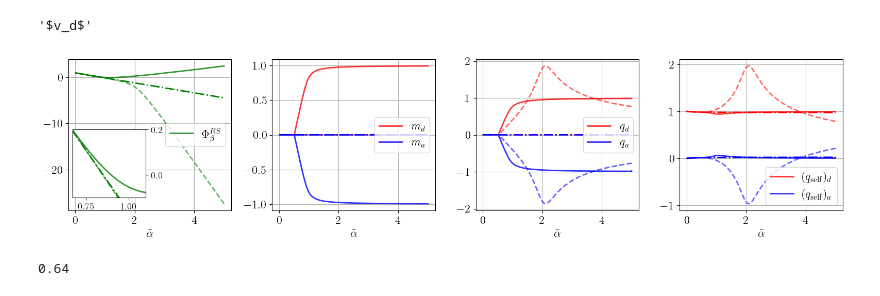
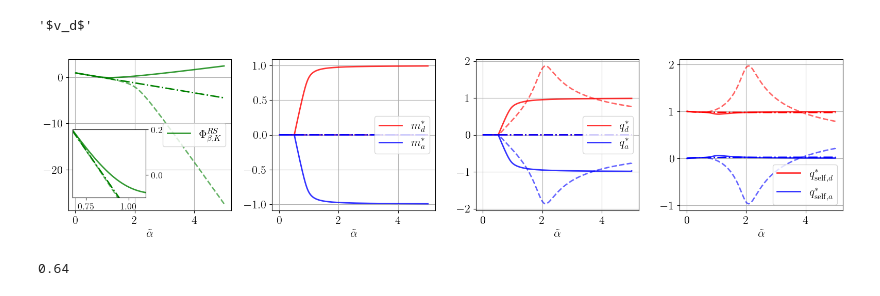
Before and after one commit to Gibbssins/Narrow-one-hidden-layer-networks, a Jupyter notebook: main_plot_figure.ipynb, the cells around one changed output. Drawn from its saved outputs; the diff is of its cells as text; code cells hidden in the pictures.

```diff
--- a/main_plot_figure.ipynb
+++ b/main_plot_figure.ipynb
@@ -93,7 +93,7 @@ observable_list = ["test_error", "Diagonal T-S", "OffDiagonal T-S"]
 
 # Critical alpha thresholds for phase transitions
 alpha_t_list = {'relu': 1.18, 'erf': 12.23}
-vertical_line = {"erf": [4.6e-3, 1e-2]}
+vertical_line = {"erf": [1.0e-2, 2e-2]}
 
 # Plot parameters
 xvar = 'alpha'
@@ -446,7 +446,9 @@ yline = np.linspace(y_min, y_max, 900)  # Define y-axis range
 
 colors = np.where(yline < 0.2, vertical_line_color, np.where(yline < 0.4, error_color, vertical_line_color))
 
-vertical_line = {"erf":[1e-3+1.19e-4, 1e-2], "relu":[1e-2, 1e-1-0.02]}
+#vertical_line = {"erf":[1e-3+1.19e-4, 1e-2], "relu":[1e-2, 1e-1-0.02]}
+vertical_line = {"relu":[1e-2+0.008, 1e-1+0.05], "erf":[2e-3+0.0006, 1e-2+0.01]}
+
 text_fontsize=16
 mpl.rcParams.update({
     "text.usetex": True,          # Use LaTeX for text rendering
@@ -510,10 +512,10 @@ for i, key in enumerate(activ_function):
     # Add new tick(s)
     if key=="relu":
         current_ticks=np.array([0, 2, 3, 4, 5]) #np.array([0, 2, 4, 6, 10, 14, 16, 18, 20])
-        alpha_t_p=alpha_t+0.05
-        alpha_first_t_p=alpha_first_t[key]-0.05
+        alpha_t_p=alpha_t+0.1
+        alpha_first_t_p=alpha_first_t[key]-0.1
         new_tick = [alpha_first_t_p, alpha_t_p]
-    new_label = [r'$\tilde{\alpha}_s$', r'$\tilde{\alpha}_t$']
+    new_label = [r'$\tilde{\alpha}_s$', r'$\tilde{\alpha}_{\rm spec}$']
 
 
     # Merge ticks
@@ -608,15 +610,9 @@ for i, key in enumerate(activ_function):
                                  capsize=5, linewidth=linewidth_planted, markeredgecolor=error_color, ecolor=ecolor)
 
     if GD_exist:
-            error_GD = ax1.plot(
-                                error_GD['alpha'],
-                                 error_GD['val'],
-                                markers[GD_indice],
-                                color=GD_color,
-                                markersize=m_size,
-                                alpha=alpha_list[GD_indice],
-                                linewidth=linewidth_random,
-                                markeredgecolor=GD_color
+            error_GD = ax1.errorbar(error_GD['alpha'],
+                                 error_GD['val'], error_GD['std'], fmt=markers[GD_indice], color=GD_color, markersize=m_size, alpha=alpha_list[GD_indice], capsize=5
+                                    ,linewidth=linewidth_random, markeredgecolor=GD_color,ecolor=GD_color
                             )
 
     error_random = ax1.errorbar(error_random['alpha'], error_random['val'], error_random['std'], fmt=markers[random_indice], color=color_num, markersize=m_size, alpha=alpha_list[random_indice],
@@ -682,7 +678,7 @@ for i, key in enumerate(activ_function):
         random_diag_overlap = ax2.errorbar(TSDiag_random['alpha'], TSDiag_random['val'], TSDiag_random['std'], fmt=markers[random_indice], color=color_num, markersize=m_size,
                                         alpha=alpha_list[random_indice], capsize=4,linewidth=linewidth_random, markeredgecolor=diag_ts_color,ecolor=ecolor)
         if GD_exist:
-            GD_diag_overlap = ax2.plt(TSDiag_GD['alpha'], TSDiag_GD['val'],fmt=markers[GD_indice],color=GD_color,
+            GD_diag_overlap = ax2.errorbar(TSDiag_GD['alpha'], TSDiag_GD['val'], TSDiag_GD['std'], fmt=markers[GD_indice],color=GD_color,
                                             markersize=m_size, alpha=alpha_list[GD_indice], capsize=4,linewidth=linewidth_random, markeredgecolor=GD_color,ecolor=GD_color)
 
 
@@ -942,7 +938,7 @@ def convert(name):
     if len(name) == 2 and name[1] in index_map:
         prefix = name[0].lower()
         idx = index_map[name[1]]
-        return fr'${prefix}_{idx}$'
+        return fr'${prefix}^*_{idx}$'
     return name
 
 # Configuration
@@ -997,7 +993,7 @@ for i, observable in enumerate(observables):
             beta=10
             color = colors[-1]
             ax.plot(TS_0[xvar], TS_0[var], markers[0], color=color, alpha=alpha_list[0], linewidth=linewidth_theory)
-            ax.plot(TS_1[xvar], TS_1[var], markers[1], color=color, alpha=alpha_list[1], linewidth=linewidth_theory, label = r"$\Phi^{RS}_\beta$")
+            ax.plot(TS_1[xvar], TS_1[var], markers[1], color=color, alpha=alpha_list[1], linewidth=linewidth_theory, label = r"$\Phi^{RS}_{\beta,K}$")
             ax.plot(TS_2[xvar], TS_2[var], markers[2], color=color, alpha=alpha_list[2], linewidth=linewidth_theory)
 
             # Add zoom inset
@@ -1032,36 +1028,36 @@ for i, observable in enumerate(observables):
             let=["d", "a"]
             ax.plot(TS_0[xvar], TS_0[var]+TS_0['q'+var[-1]], markers[0], color=color, alpha=alpha_list[0], linewidth=linewidth_theory)
             if ct==0:
-                ax.plot(TS_1[xvar], TS_1[var]+TS_1['q'+var[-1]], markers[1], color=color, alpha=alpha_list[1], linewidth=linewidth_theory, label=r"$(q_{\rm self})_d$")
+                ax.plot(TS_1[xvar], TS_1[var]+TS_1['q'+var[-1]], markers[1], color=color, alpha=alpha_list[1], linewidth=linewidth_theory, label=r"$q^*_{\mathrm{self},d}$")
                 ct+=1
             else:
-                ax.plot(TS_1[xvar], TS_1[var]+TS_1['q'+var[-1]], markers[1], color=color, alpha=alpha_list[1], linewidth=linewidth_theory, label=r"$(q_{\rm self})_a$")
+                ax.plot(TS_1[xvar], TS_1[var]+TS_1['q'+var[-1]], markers[1], color=color, alpha=alpha_list[1], linewidth=linewidth_theory, label=r"$q^*_{\mathrm{self},a}$")
 
             ax.plot(TS_2[xvar], TS_2[var]+TS_2['q'+var[-1]], markers[2], color=color, alpha=alpha_list[2], linewidth=linewidth_theory)
             ax.legend(loc='lower right')
 
 
         else:
             color = colors[p]
             ax.plot(TS_0[xvar], TS_0[var], markers[0], color=color, alpha=alpha_list[0], linewidth=linewidth_theory)
             ax.plot(TS_1[xvar], TS_1[var], markers[1], color=color, alpha=alpha_list[1], linewidth=linewidth_theory, label=f"${convert(var)}$")
             ax.plot(TS_2[xvar], TS_2[var], markers[2], color=color, alpha=alpha_list[2], linewidth=linewidth_theory)
             ax.legend(loc='center right')
 
 
     #ax.set_ylabel(observable)
     ax.set_xlabel(r"$\tilde{\alpha}$")
     #ax.legend(loc='center right')
     ax.grid(True)
 
 # Save and show
 plt.tight_layout()
 #plt.savefig("merged_observables_plot.pdf", bbox_inches='tight', dpi=300)
 name_file_pdf2 = "Free_energy_overlap_student"
 plt.savefig(f"figures/{name_file_pdf2}_final.pdf", bbox_inches='tight', dpi=300)
 plt.show()
 # %% [output]
-[figure, old version]
+[figure, new version]
 # %%
 k = 10
 cols=['alpha', 'm0']
```
Also changed, not shown: parts of 2 cells of this notebook, 4 other files.
